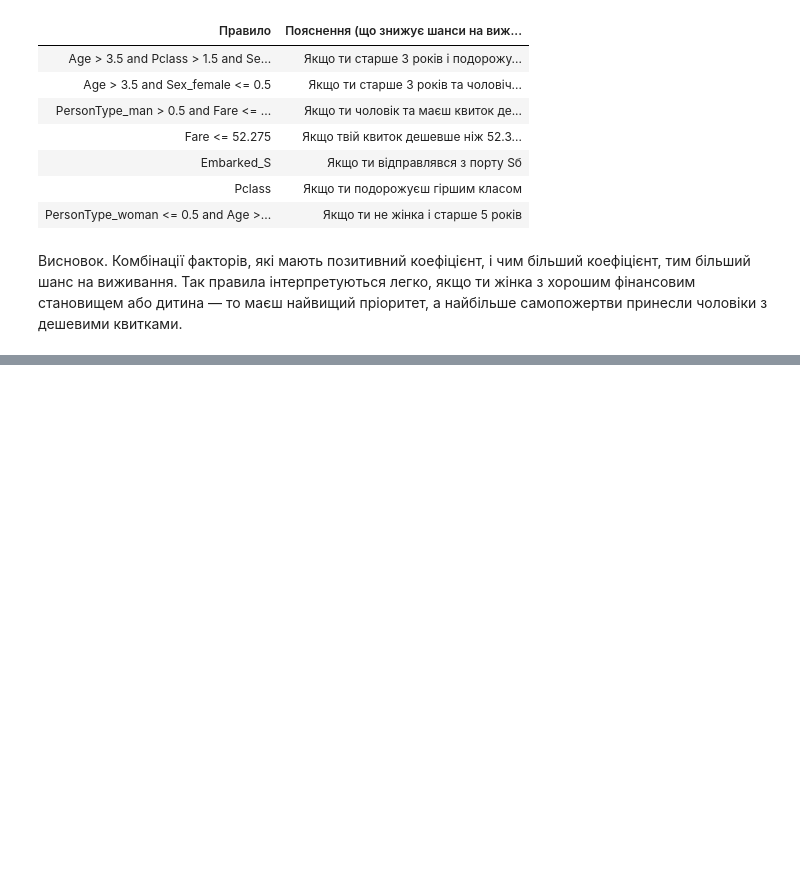
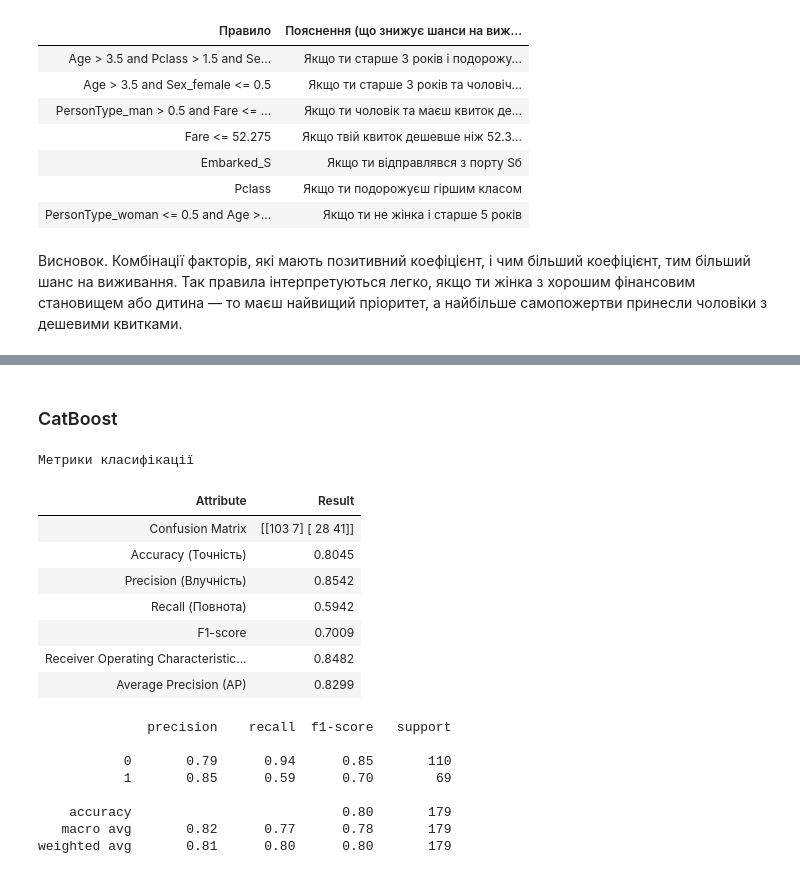
Before and after one commit to BogdanPinchuk/DataScience-PBY_HW17, a Jupyter notebook: Bohdan_Pinchuk_DS_HW17.ipynb, the cells around one changed output, grey strips where cells are left out. Cells and saved outputs as stored; diff of their text form; code cells hidden in the pictures; blank space fills up the shorter version.

Commit message:
[Homework17] - added db for catboost

```diff
--- a/Bohdan_Pinchuk_DS_HW17.ipynb
+++ b/Bohdan_Pinchuk_DS_HW17.ipynb
@@ -1103,0 +1124,58 @@ rp2.print_pd_report("Пояснення отриманих правил")
+# %%
+# CatBoost
+
+import joblib
+import apps.main as mn
+from pathlib import Path
+from catboost import CatBoostClassifier
+
+rng_seed = 42
+load_model = True
+model_file_name = "resources/titanic-dataset_catboost_c.model"
+
+# Solution
+col_cat_type = X_train.select_dtypes(exclude=np.number).columns.tolist()
+
+file_path = Path(model_file_name)
+
+# try to load model
+if load_model and file_path.exists():
+    model = joblib.load(model_file_name)
+else:
+    model = CatBoostClassifier(
+        iterations=100,
+        max_depth=5,
+        learning_rate=0.05,
+        random_state=rng_seed,
+        verbose=False,
+        thread_count=-1,
+        allow_writing_files=False  # don't save logs
+    )
+    model.fit(X_train, Y_train, cat_features=col_cat_type)
+    # save model
+    joblib.dump(model, model_file_name)
+
+Y_pred_cb = model.predict(X_test)
+Y_prob_cb = model.predict_proba(X_test)[:, 1]
+
+display(Markdown(f"### CatBoost"))
+df_xgboost_c = mn.calc_class_metrics(Y_test, Y_pred_cb, Y_prob_cb)
+# %% [output]
+### CatBoost
+Метрики класифікації
+| Attribute | Result |
+| Confusion Matrix | [[103 7] [ 28 41]] |
+| Accuracy (Точність) | 0.8045 |
+| Precision (Влучність) | 0.8542 |
+| Recall (Повнота) | 0.5942 |
+| F1-score | 0.7009 |
+| Receiver Operating Characteristic... | 0.8482 |
+| Average Precision (AP) | 0.8299 |
+              precision    recall  f1-score   support
+
+           0       0.79      0.94      0.85       110
+           1       0.85      0.59      0.70        69
+
+    accuracy                           0.80       179
+   macro avg       0.82      0.77      0.78       179
+weighted avg       0.81      0.80      0.80       179
```
Also changed, not shown: parts of 4 cells of this notebook, 1 other file.
